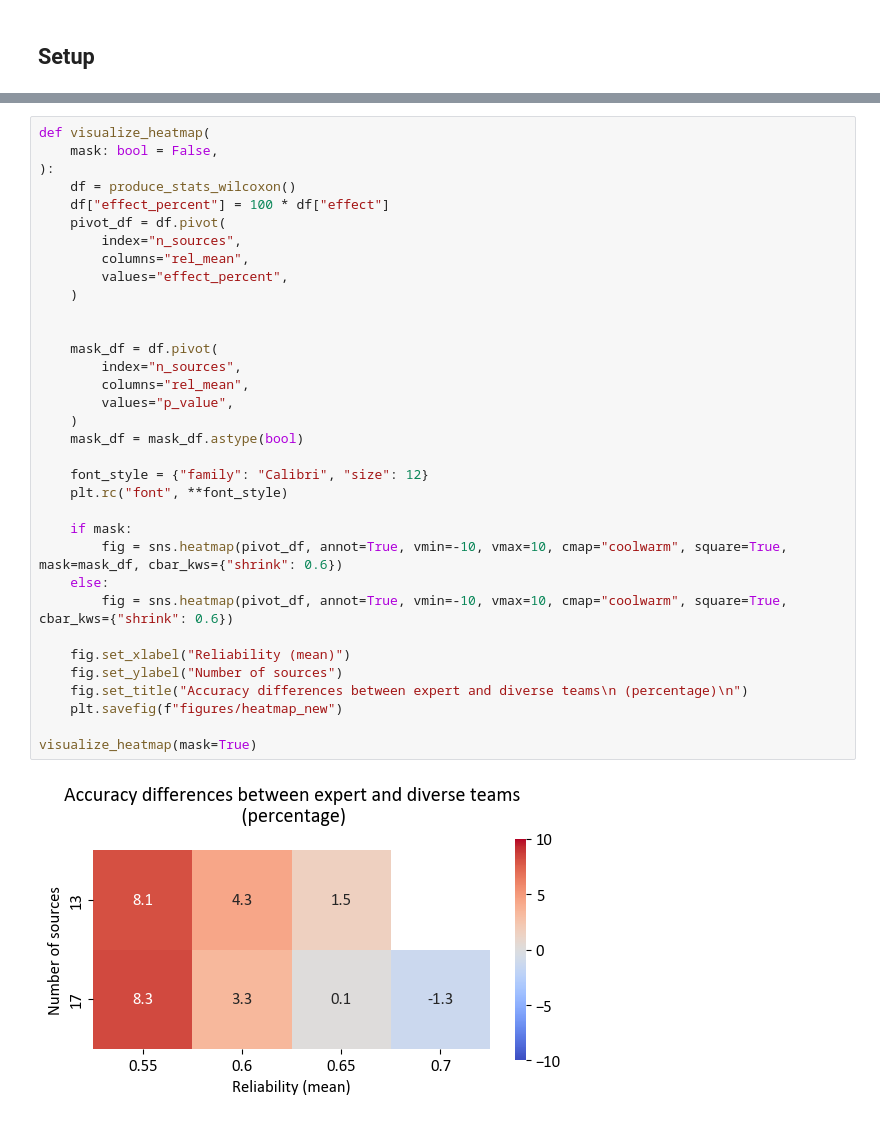
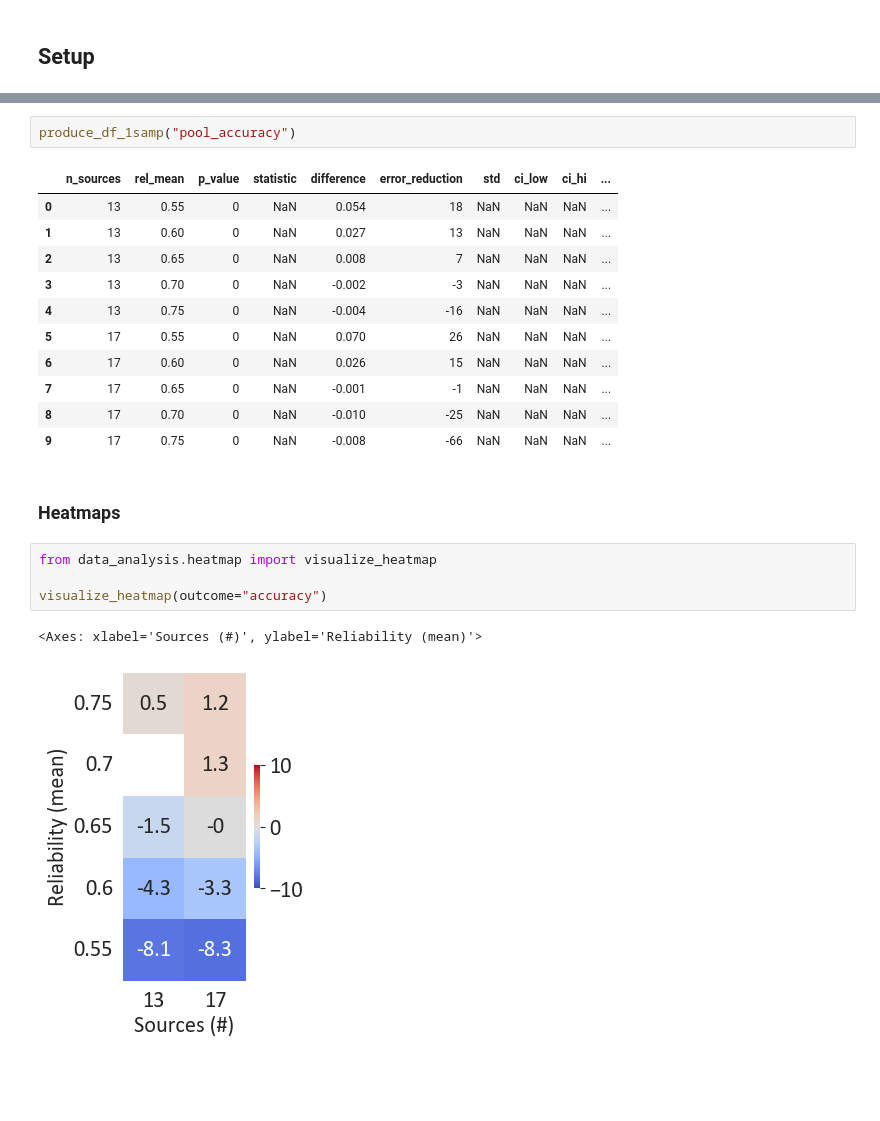
Before and after one commit to HeinDuijf/DiversityAbility, a Jupyter notebook: DataAnalysis.ipynb, the cells around one changed output, grey strips where cells are left out. Drawn from its saved outputs; the diff is of its cells as text; blank space fills up the shorter version.

Commit message:
extended data analysis

```diff
--- a/DataAnalysis.ipynb
+++ b/DataAnalysis.ipynb
@@ -112,36 +409,23 @@ produce_stats_wilcoxon()
+# %%
+produce_df_1samp("pool_accuracy")
+# %% [output]
+|  | n_sources | rel_mean | p_value | statistic | difference | error_reduction | std | ci_low | ci_hi | ... |
+| 0 | 13 | 0.55 | 0 | NaN | 0.054 | 18 | NaN | NaN | NaN | ... |
+| 1 | 13 | 0.60 | 0 | NaN | 0.027 | 13 | NaN | NaN | NaN | ... |
+| 2 | 13 | 0.65 | 0 | NaN | 0.008 | 7 | NaN | NaN | NaN | ... |
+| 3 | 13 | 0.70 | 0 | NaN | -0.002 | -3 | NaN | NaN | NaN | ... |
+| 4 | 13 | 0.75 | 0 | NaN | -0.004 | -16 | NaN | NaN | NaN | ... |
+| 5 | 17 | 0.55 | 0 | NaN | 0.070 | 26 | NaN | NaN | NaN | ... |
+| 6 | 17 | 0.60 | 0 | NaN | 0.026 | 15 | NaN | NaN | NaN | ... |
+| 7 | 17 | 0.65 | 0 | NaN | -0.001 | -1 | NaN | NaN | NaN | ... |
+| 8 | 17 | 0.70 | 0 | NaN | -0.010 | -25 | NaN | NaN | NaN | ... |
+| 9 | 17 | 0.75 | 0 | NaN | -0.008 | -66 | NaN | NaN | NaN | ... |
+# %% [markdown]
+### Heatmaps
 # %%
-def visualize_heatmap(
-    mask: bool = False,
-):
-    df = produce_stats_wilcoxon()
-    df["effect_percent"] = 100 * df["effect"]
-    pivot_df = df.pivot(
-        index="n_sources",
-        columns="rel_mean",
-        values="effect_percent",
-    )
+from data_analysis.heatmap import visualize_heatmap
 
-
-    mask_df = df.pivot(
-        index="n_sources",
-        columns="rel_mean",
-        values="p_value",
-    )
-    mask_df = mask_df.astype(bool)
-
-    font_style = {"family": "Calibri", "size": 12}
-    plt.rc("font", **font_style)
-
-    if mask:
-        fig = sns.heatmap(pivot_df, annot=True, vmin=-10, vmax=10, cmap="coolwarm", square=True, mask=mask_df, cbar_kws={"shrink": 0.6})
-    else:
-        fig = sns.heatmap(pivot_df, annot=True, vmin=-10, vmax=10, cmap="coolwarm", square=True, cbar_kws={"shrink": 0.6})
-
-    fig.set_xlabel("Reliability (mean)")
-    fig.set_ylabel("Number of sources")
-    fig.set_title("Accuracy differences between expert and diverse teams\n (percentage)\n")
-    plt.savefig(f"figures/heatmap_new")
-
-visualize_heatmap(mask=True)
+visualize_heatmap(outcome="accuracy")
 # %% [output]
+<Axes: xlabel='Sources (#)', ylabel='Reliability (mean)'>
-[figure, old version]
+[figure, new version]
```
Also changed, not shown: parts of 50 cells of this notebook.
